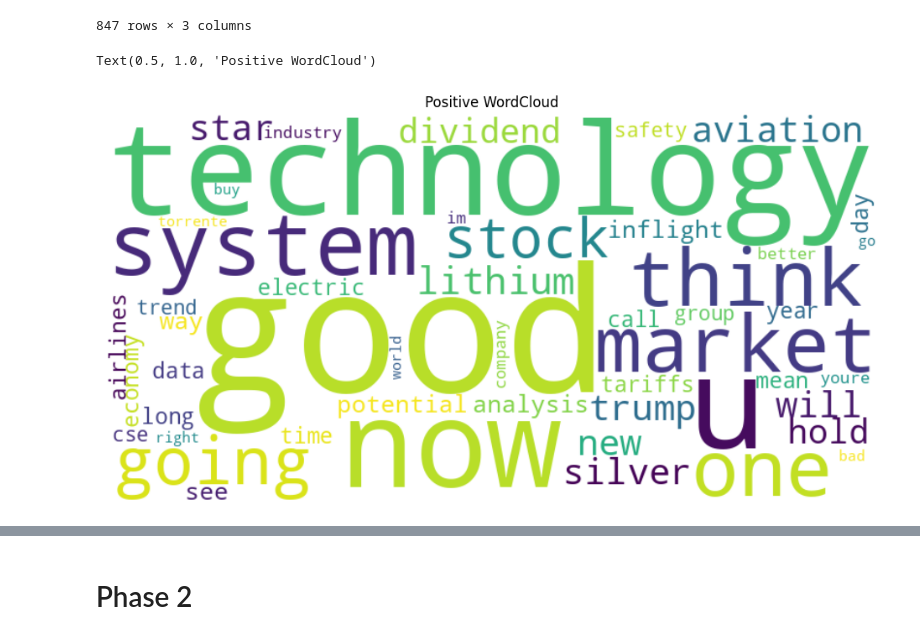
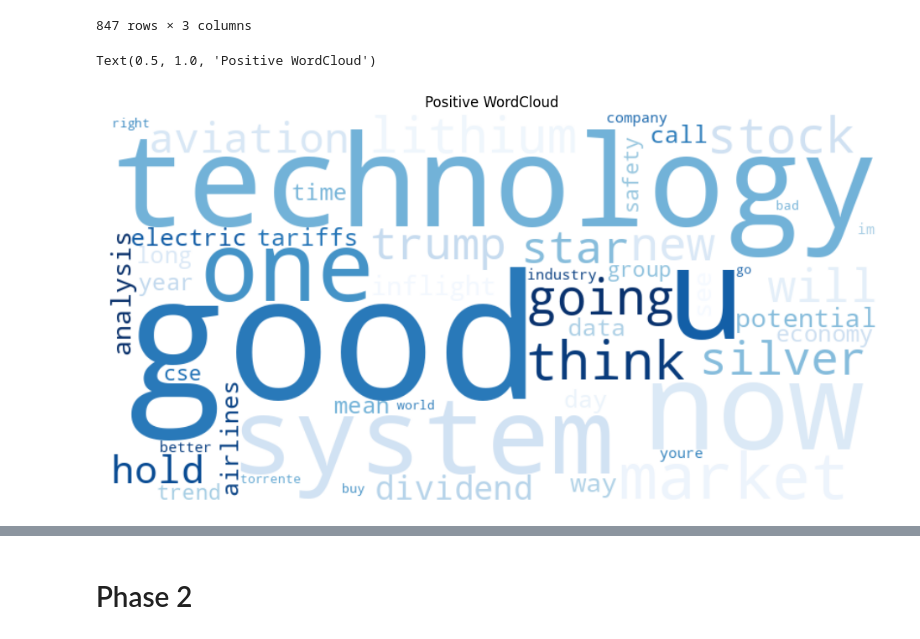
Before and after one commit to kevinchien920819/DM2025-Lab1-Exercise, a Jupyter notebook: DM2025-Lab1-Homework.ipynb, the cells around one changed output, grey strips where cells are left out. Cells and saved outputs as stored; diff of their text form; code cells hidden in the pictures.

```diff
--- a/DM2025-Lab1-Homework.ipynb
+++ b/DM2025-Lab1-Homework.ipynb
@@ -110,15 +197,15 @@ positive_text = " ".join(data[data['label']==1]['clean_text'])
 negative_text = " ".join(data[data['label']==-1]['clean_text'])
 neutral_text  = " ".join(data[data['label']==0]['clean_text'])
 # %%
-wordcloud_pos = WordCloud(width=800, height=400, background_color='white', max_words=50, collocations=False).generate(positive_text)
+wordcloud_pos = WordCloud(width=800, height=400, background_color='white', colormap='Blues', max_words=50, collocations=False).generate(positive_text)
 
 plt.figure(figsize=(12,6))
 plt.imshow(wordcloud_pos, interpolation="bilinear")
 plt.axis("off")
 plt.title("Positive WordCloud")
 # %% [output]
 Text(0.5, 1.0, 'Positive WordCloud')
-[figure, old version]
+[figure, new version]
 # %%
 wordcloud_neg = WordCloud(width=800, height=400, background_color='white', colormap="Reds", max_words=20, collocations=False).generate(negative_text)
 
```
Also changed, not shown: parts of 19 cells of this notebook.
